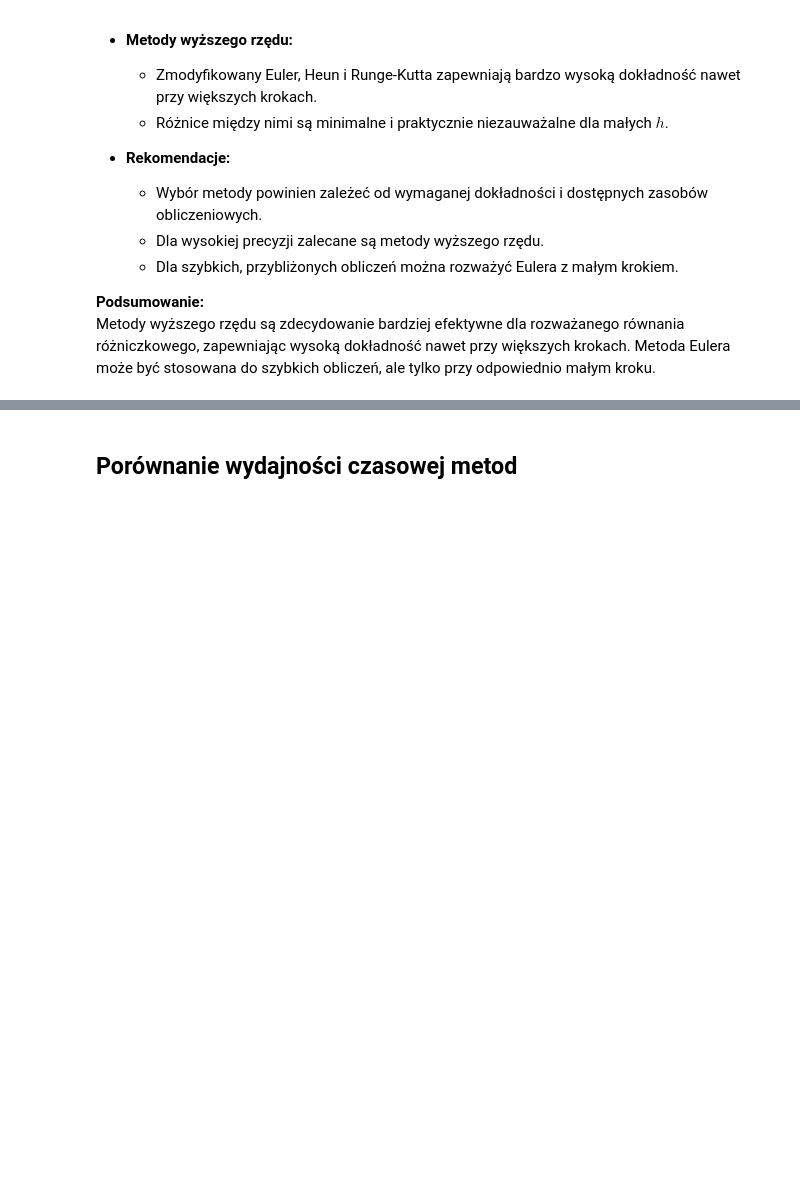
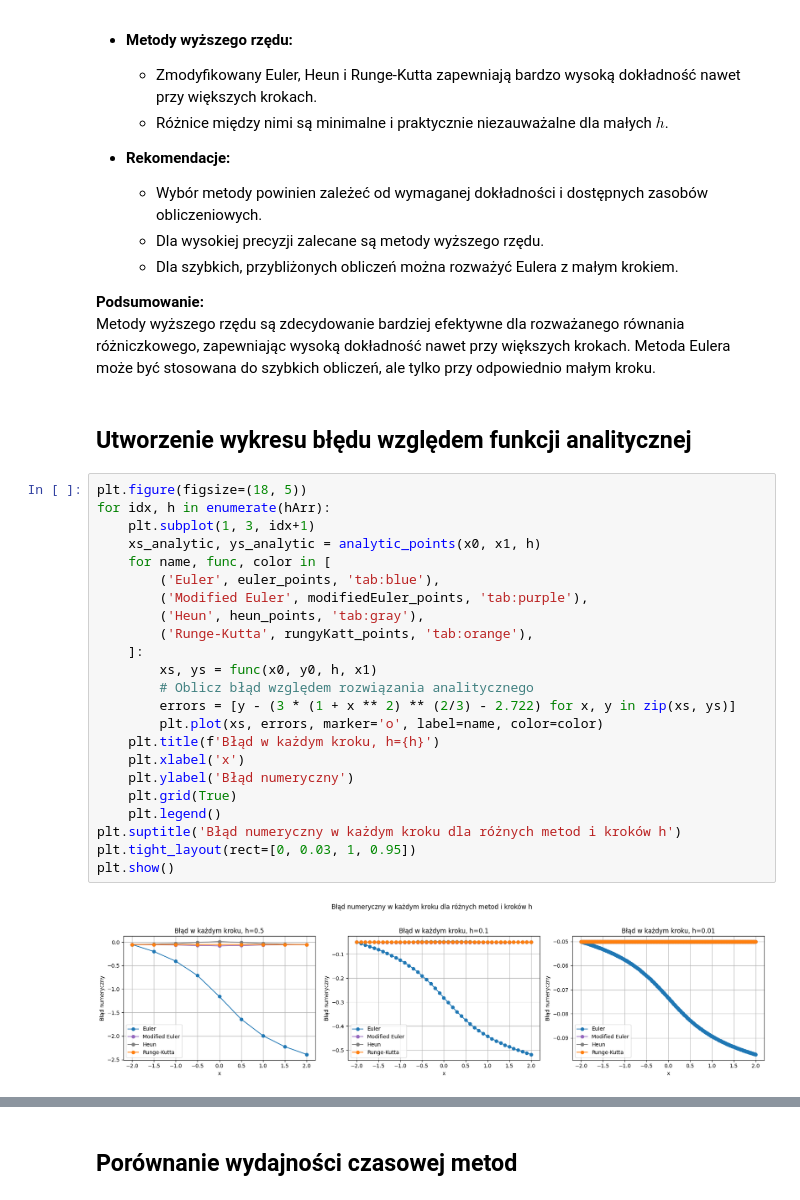
Before and after one commit to Hadidomena/MetodyNumeryczne, a Jupyter notebook: MetodyNumeryczne/Sprawozdanie4.ipynb, the cells around one changed output, grey strips where cells are left out. Cells and saved outputs as stored; diff of their text form; blank space fills up the shorter version.

```diff
--- a/MetodyNumeryczne/Sprawozdanie4.ipynb
+++ b/MetodyNumeryczne/Sprawozdanie4.ipynb
@@ -279,3 +278,30 @@ plt.show()
 
 **Podsumowanie:**
 Metody wyższego rzędu są zdecydowanie bardziej efektywne dla rozważanego równania różniczkowego, zapewniając wysoką dokładność nawet przy większych krokach. Metoda Eulera może być stosowana do szybkich obliczeń, ale tylko przy odpowiednio małym kroku.
+# %% [markdown]
+## Utworzenie wykresu błędu względem funkcji analitycznej
+# %%
+plt.figure(figsize=(18, 5))
+for idx, h in enumerate(hArr):
+    plt.subplot(1, 3, idx+1)
+    xs_analytic, ys_analytic = analytic_points(x0, x1, h)
+    for name, func, color in [
+        ('Euler', euler_points, 'tab:blue'),
+        ('Modified Euler', modifiedEuler_points, 'tab:purple'),
+        ('Heun', heun_points, 'tab:gray'),
+        ('Runge-Kutta', rungyKatt_points, 'tab:orange'),
+    ]:
+        xs, ys = func(x0, y0, h, x1)
+        # Oblicz błąd względem rozwiązania analitycznego
+        errors = [y - (3 * (1 + x ** 2) ** (2/3) - 2.722) for x, y in zip(xs, ys)]
+        plt.plot(xs, errors, marker='o', label=name, color=color)
+    plt.title(f'Błąd w każdym kroku, h={h}')
+    plt.xlabel('x')
+    plt.ylabel('Błąd numeryczny')
+    plt.grid(True)
+    plt.legend()
+plt.suptitle('Błąd numeryczny w każdym kroku dla różnych metod i kroków h')
+plt.tight_layout(rect=[0, 0.03, 1, 0.95])
+plt.show()
+# %% [output]
+[figure, added]
```
Also changed, not shown: parts of 2 cells of this notebook.
